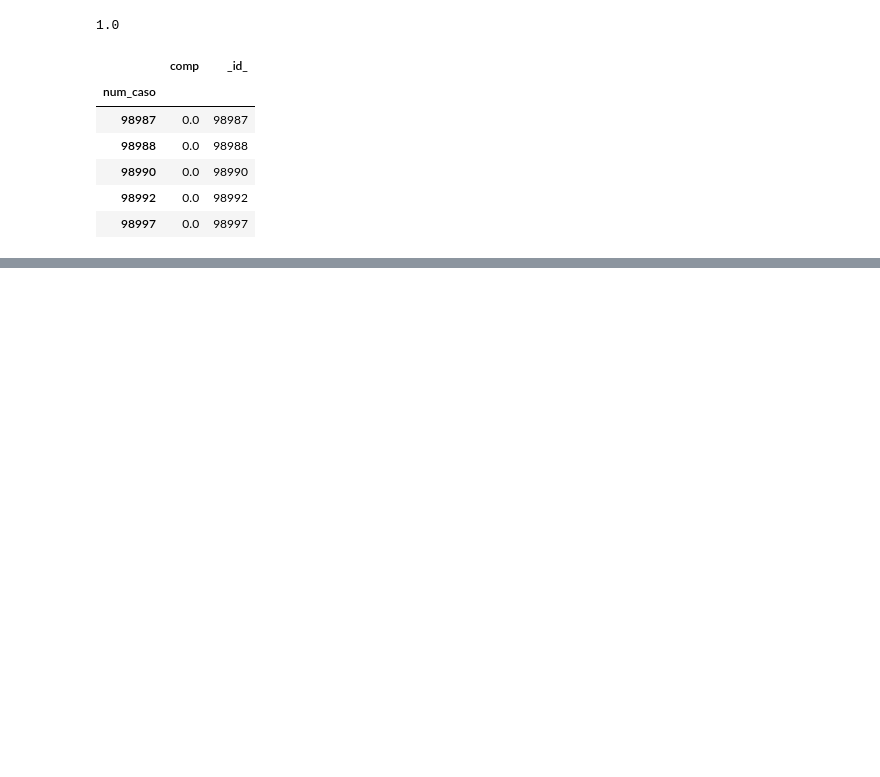
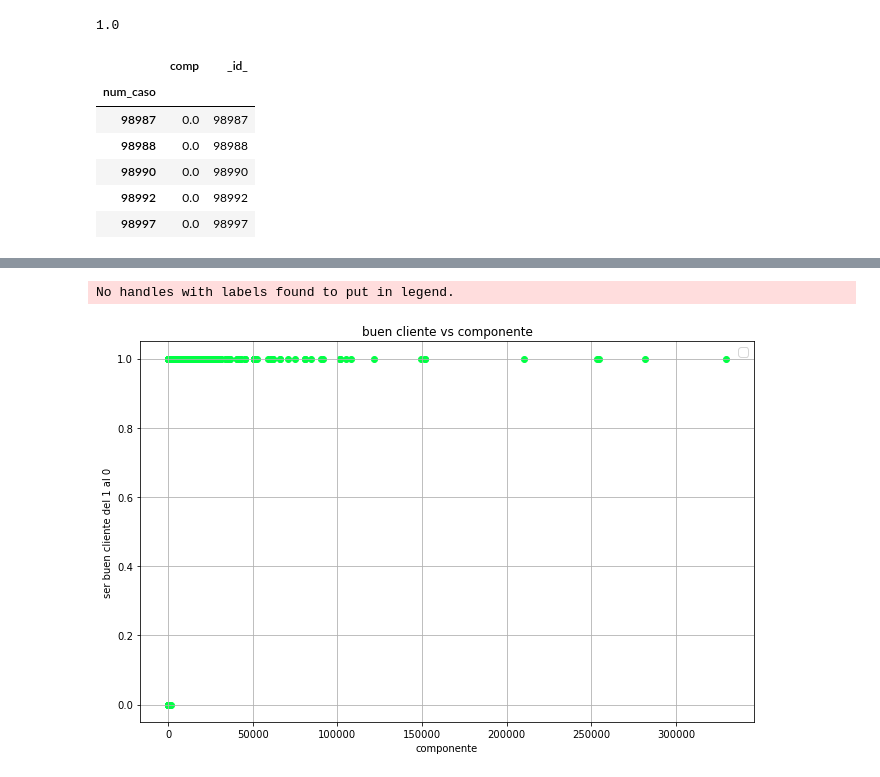
Before and after one commit to aldairconde/Seminario-E1, a Jupyter notebook: Tarea 1 SE.ipynb, the cells around one changed output, grey strips where cells are left out. Drawn from its saved outputs; the diff is of its cells as text; code cells hidden in the pictures; blank space fills up the shorter version.

```diff
--- a/Tarea 1 SE.ipynb
+++ b/Tarea 1 SE.ipynb
@@ -124,0 +109,16 @@ No handles with labels found to put in legend.
+# %%
+import matplotlib.pyplot as plt
+fig, ax = plt.subplots( figsize=[11, 7])
+plt.title('buen cliente vs componente')
+plt.xlabel('componente')
+plt.ylabel('ser buen cliente del 1 al 0')
+ax.scatter(tab['comp_interno1'],tab['pr_bin'],color='#00ff44')
+#plt.axvline(x=60, linestyle = '--')
+#ax.plot([1,3,5,2],[1,3,5,2],color='#00ff44')
+plt.grid()
+#plt.xscale('log')
+ax.legend(loc='upper right',fontsize=12)
+plt.show()
+# %% [output]
+No handles with labels found to put in legend.
+[figure, added]
```
Also changed, not shown: parts of 13 cells of this notebook.
